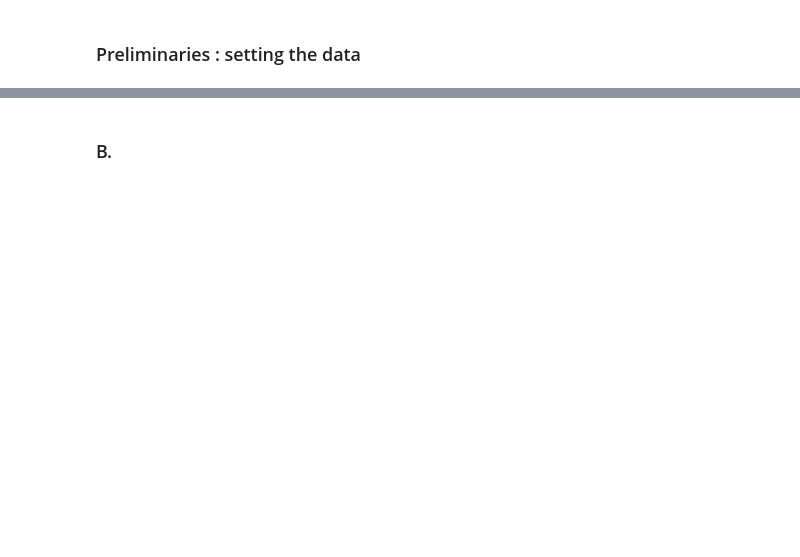
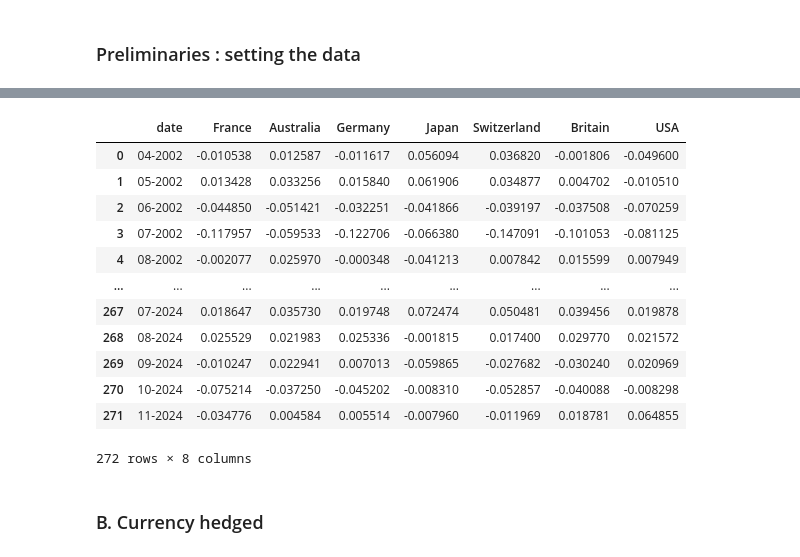
Before and after one commit to pherb127/Investments-Data, a Jupyter notebook: Investments.ipynb, the cells around one changed output, grey strips where cells are left out. Cells and saved outputs as stored; diff of their text form; code cells hidden in the pictures; blank space fills up the shorter version.

```diff
--- a/Investments.ipynb
+++ b/Investments.ipynb
@@ -205,2 +187,31 @@ plt.show()
+# %%
+df = pd.DataFrame({
+    'date': usa['date'].dt.strftime('%m-%Y'),
+    'France': france['monthly_total_return_USD'],
+    'Australia': australia['monthly_total_return_USD'],
+    'Germany': germany['monthly_total_return_USD'],
+    'Japan': japan['monthly_total_return_USD'],
+    'Switzerland': switzerland['monthly_total_return_USD'],
+    'Britain': britain['monthly_total_return_USD'],
+    'USA': usa['monthly_total_return']
+})
+
+df.to_csv('./data/USD_monthly_returns.csv', index=False)
+
+df
+# %% [output]
+|  | date | France | Australia | Germany | Japan | Switzerland | Britain | USA |
+| 0 | 04-2002 | -0.010538 | 0.012587 | -0.011617 | 0.056094 | 0.036820 | -0.001806 | -0.049600 |
+| 1 | 05-2002 | 0.013428 | 0.033256 | 0.015840 | 0.061906 | 0.034877 | 0.004702 | -0.010510 |
+| 2 | 06-2002 | -0.044850 | -0.051421 | -0.032251 | -0.041866 | -0.039197 | -0.037508 | -0.070259 |
+| 3 | 07-2002 | -0.117957 | -0.059533 | -0.122706 | -0.066380 | -0.147091 | -0.101053 | -0.081125 |
+| 4 | 08-2002 | -0.002077 | 0.025970 | -0.000348 | -0.041213 | 0.007842 | 0.015599 | 0.007949 |
+| ... | ... | ... | ... | ... | ... | ... | ... | ... |
+| 267 | 07-2024 | 0.018647 | 0.035730 | 0.019748 | 0.072474 | 0.050481 | 0.039456 | 0.019878 |
+| 268 | 08-2024 | 0.025529 | 0.021983 | 0.025336 | -0.001815 | 0.017400 | 0.029770 | 0.021572 |
+| 269 | 09-2024 | -0.010247 | 0.022941 | 0.007013 | -0.059865 | -0.027682 | -0.030240 | 0.020969 |
+| 270 | 10-2024 | -0.075214 | -0.037250 | -0.045202 | -0.008310 | -0.052857 | -0.040088 | -0.008298 |
+| 271 | 11-2024 | -0.034776 | 0.004584 | 0.005514 | -0.007960 | -0.011969 | 0.018781 | 0.064855 |
+272 rows × 8 columns
 # %% [markdown]
-### B.
+### B. Currency hedged
```
Also changed, not shown: parts of 23 cells of this notebook, 16 other files.
